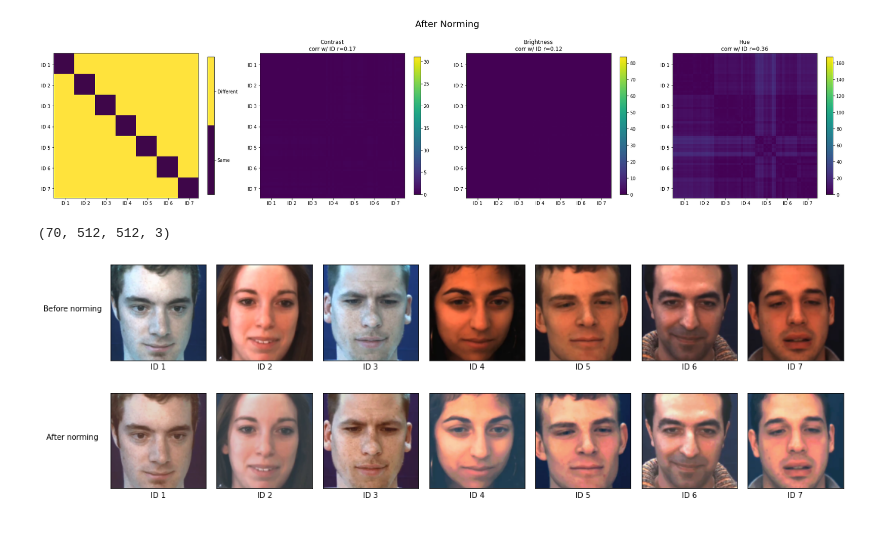
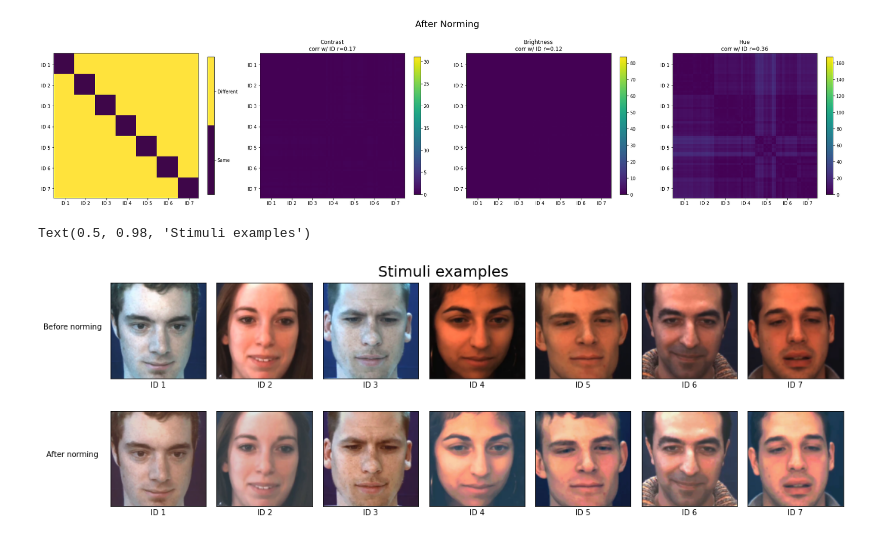
Before and after one commit to Aglinskas/BC-FacExpr-1.2-fMRI-mainExp, a Jupyter notebook: scripts_python/04-analyse.ipynb, the cells around one changed output. Cells and saved outputs as stored; diff of their text form; code cells hidden in the pictures.

```diff
--- a/scripts_python/04-analyse.ipynb
+++ b/scripts_python/04-analyse.ipynb
@@ -229,31 +229,28 @@ plt.suptitle('After Norming',x=0.5,y=.8,fontsize=20)
 plt.tight_layout()
 # %% [output]
 [figure]
-# %%
-np.array(first_frame_orig).shape
-# %% [output]
-(70, 512, 512, 3)
 # %%
 plt.figure(figsize=(15,5))
 for i,x in enumerate(xs):
     plt.subplot(2,7,i+1)
     plt.imshow(np.array(first_frame_orig)[x,:,:,:])
     plt.yticks([]);plt.xticks([]);
     plt.xlabel(f'ID {i+1}')
     if i==0:
         plt.ylabel('Before norming',rotation=0,labelpad=50)
     #plt.axis('off')
 
 for i,x in enumerate(xs):
     plt.subplot(2,7,i+1+7)
     plt.imshow(np.array(first_frame_normed)[x,:,:,:])
     #plt.axis('off')
     plt.yticks([]);plt.xticks([]);
     plt.xlabel(f'ID {i+1}')
     if i==0:
         plt.ylabel('After norming',rotation=0,labelpad=50)
 
-
 plt.tight_layout()
+plt.suptitle('Stimuli examples',fontsize=20)
 # %% [output]
+Text(0.5, 0.98, 'Stimuli examples')
-[figure, old version]
+[figure, new version]
```
Also changed, not shown: 1 other file.
